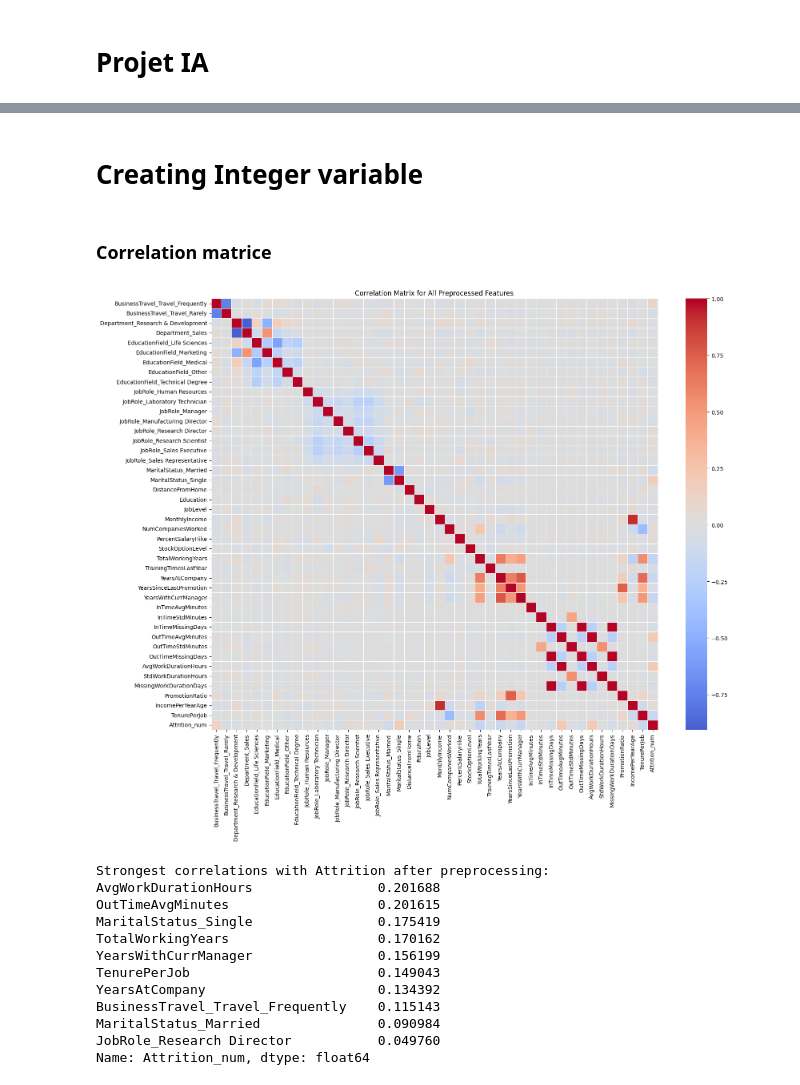
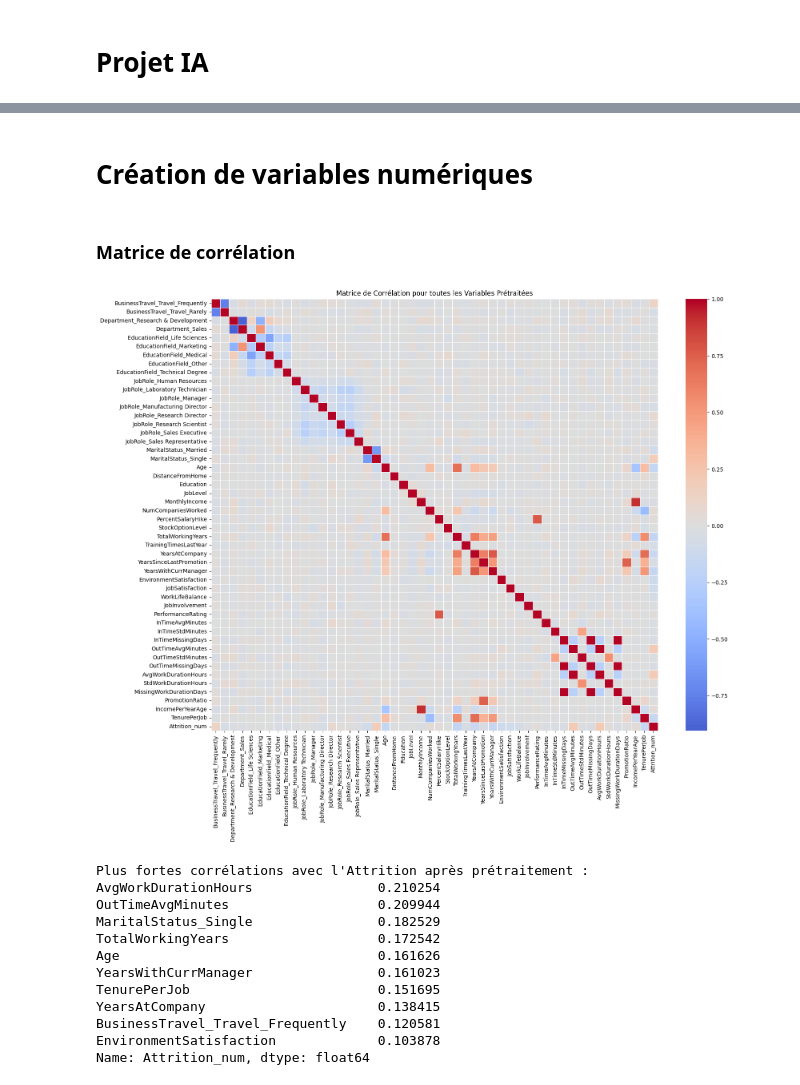
Before and after one commit to Vore667/HumanForYou, a Jupyter notebook: projet_ia.ipynb, the cells around one changed output, grey strips where cells are left out. Saved outputs shown, nothing was run; the diff lists cells and outputs as text; code cells hidden in the pictures.

```diff
--- a/projet_ia.ipynb
+++ b/projet_ia.ipynb
@@ -202,9 +209,19 @@ As we can see, the three dataframe are approximatly proper but we have to prepro
 # %%
-# DROP Gender and EmployeeID columns
+# Supprimer les colonnes Gender et EmployeeID
 drop_columns = [col for col in ['Gender', 'EmployeeID', 'Over18', "EmployeeCount", "StandardHours"] if col in df_general.columns]
 if drop_columns:
     df_general = df_general.drop(columns=drop_columns)
-    print(f'Dropped columns from df_general: {drop_columns}')
+    print(f'Colonnes supprimées de df_general : {drop_columns}')
 else:
-    print('Columns already removed or not present')
+    print('Colonnes déjà supprimées ou absentes')
+
+# Supprimer les employés clonés en se basant sur leurs données RH
+cols_demographiques = ['Age', 'Department', 'DistanceFromHome', 'Education', 'EducationField',
+                       'JobLevel', 'JobRole', 'MaritalStatus', 'MonthlyIncome', 'NumCompaniesWorked',
+                       'PercentSalaryHike', 'StockOptionLevel', 'TotalWorkingYears',
+                       'YearsAtCompany', 'YearsSinceLastPromotion', 'YearsWithCurrManager']
+
+print(f"Lignes avant nettoyage: {df_general.shape[0]}")
+df_general = df_general.drop_duplicates(subset=cols_demographiques, keep='first').reset_index(drop=True)
+print(f"Lignes après suppression des clones: {df_general.shape[0]}")
 # %% [output]
@@ -238,12 +257,13 @@ print(encoded)
 # %% [markdown]
-# Creating Integer variable
+# Création de variables numériques
 # %%
-# Feature Engineering
+# Ingénierie des Caractéristiques
 df_general['PromotionRatio'] = df_general['YearsSinceLastPromotion'] / (df_general['YearsAtCompany'] + 1)
 df_general['IncomePerYearAge'] = df_general['MonthlyIncome'] / df_general['Age']
 df_general['TenurePerJob'] = df_general['TotalWorkingYears'] / (df_general['NumCompaniesWorked'] + 1)
 
 numeric_features = [
+    "Age",  # <-- manquant
     "DistanceFromHome",
     "Education",
     "JobLevel",
@@ -256,6 +276,13 @@ numeric_features = [
     "YearsAtCompany",
     "YearsSinceLastPromotion",
     "YearsWithCurrManager",
+    # Caractéristiques d'enquête (manquantes)
+    "EnvironmentSatisfaction",
+    "JobSatisfaction",
+    "WorkLifeBalance",
+    "JobInvolvement",
+    "PerformanceRating",
+    # Caractéristiques de temps
     "InTimeAvgMinutes",
     "InTimeStdMinutes",
     "InTimeMissingDays",
@@ -265,9 +292,8 @@ numeric_features = [
     "AvgWorkDurationHours",
     "StdWorkDurationHours",
     "MissingWorkDurationDays",
-    "PromotionRatio",
-    "IncomePerYearAge",
-    "TenurePerJob"
+    # Ingénierie
+    "PromotionRatio", "IncomePerYearAge", "TenurePerJob",
 ]
 numeric_features = [col for col in numeric_features if col in df_general.columns]
 # %%
@@ -278,39 +304,39 @@ df_general['Attrition_num'] = df_general['Attrition'].map({'Yes': 1, 'No': 0})
 multi_y = df_general['Attrition_num']
 # %% [markdown]
-### Correlation matrice
+### Matrice de corrélation
 # %%
-# Compute correlation matrix using encoded features and integer numeric features
+# Calculer la matrice de corrélation avec les caractéristiques encodées et les caractéristiques numériques entières
 corr_data = pd.concat([encoded, df_general[numeric_features]], axis=1)
 if 'Attrition_num' in df_general.columns:
     corr_data['Attrition_num'] = df_general['Attrition_num']
 else:
     corr_data['Attrition_num'] = df_general['Attrition'].map({'Yes': 1, 'No': 0})
 
-# Remove constant columns before computing correlation
+# Supprimer les colonnes constantes avant de calculer la corrélation
 corr_data = corr_data.loc[:, corr_data.nunique(dropna=True) > 1]
 
 corr = corr_data.corr()
 
 plt.figure(figsize=(18, 14))
 sns.heatmap(corr, cmap='coolwarm', center=0, linewidths=0.5)
-plt.title('Correlation Matrix for All Preprocessed Features')
+plt.title('Matrice de Corrélation pour toutes les Variables Prétraitées')
 plt.show()
 
-# Show the strongest correlations with Attrition
+# Afficher les corrélations les plus fortes avec Attrition
 attrition_corr = corr['Attrition_num'].drop('Attrition_num')
-print('Strongest correlations with Attrition after preprocessing:')
+print('Plus fortes corrélations avec l\'Attrition après prétraitement :')
 print(attrition_corr.abs().sort_values(ascending=False).head(10))
 # %% [output]
-[figure, old version]
+[figure, new version]
-Strongest correlations with Attrition after preprocessing:
-AvgWorkDurationHours                0.201688
-OutTimeAvgMinutes                   0.201615
-MaritalStatus_Single                0.175419
-TotalWorkingYears                   0.170162
-YearsWithCurrManager                0.156199
-TenurePerJob                        0.149043
-YearsAtCompany                      0.134392
-BusinessTravel_Travel_Frequently    0.115143
-MaritalStatus_Married               0.090984
-JobRole_Research Director           0.049760
+Plus fortes corrélations avec l'Attrition après prétraitement :
+AvgWorkDurationHours                0.210254
+OutTimeAvgMinutes                   0.209944
+MaritalStatus_Single                0.182529
+TotalWorkingYears                   0.172542
+Age                                 0.161626
+YearsWithCurrManager                0.161023
+TenurePerJob                        0.151695
+YearsAtCompany                      0.138415
+BusinessTravel_Travel_Frequently    0.120581
+EnvironmentSatisfaction             0.103878
 Name: Attrition_num, dtype: float64
```
Also changed, not shown: parts of 35 cells of this notebook.
